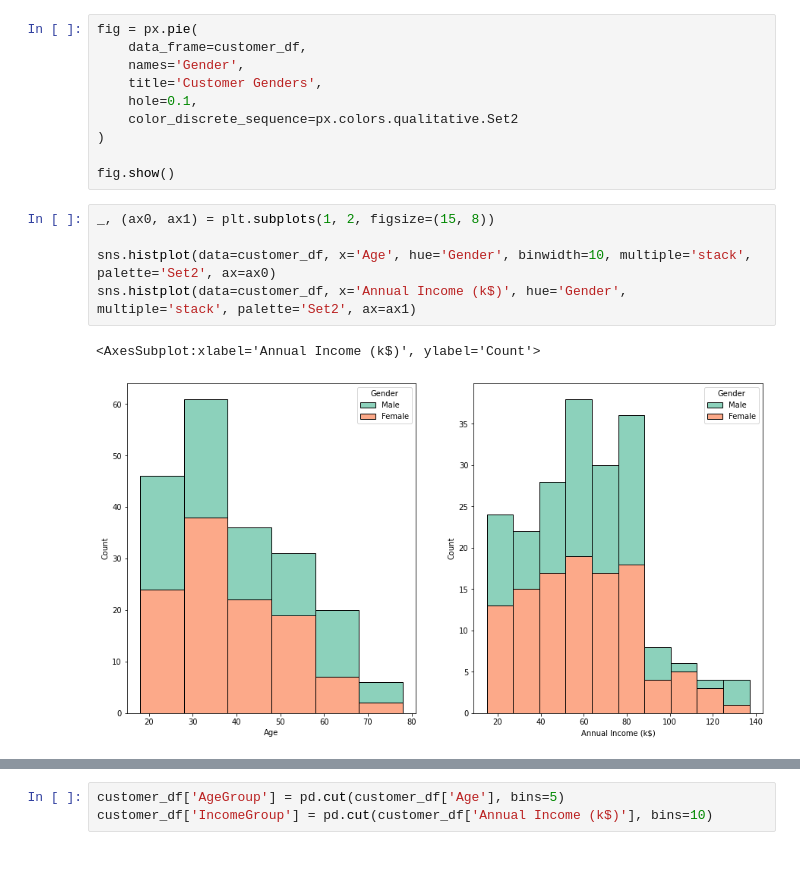
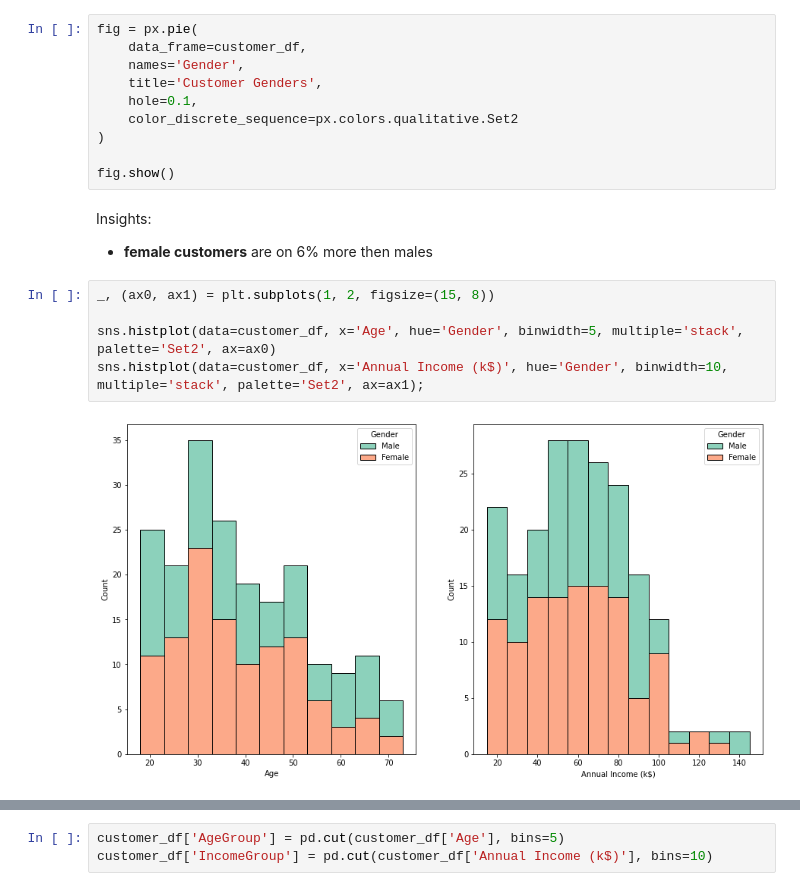
Before and after one commit to roma-glushko/kaggle-mall-customer-segmentation, a Jupyter notebook: index.ipynb, the cells around one changed output, grey strips where cells are left out. Cells and saved outputs as stored; diff of their text form; blank space fills up the shorter version.

Commit message:
Analysed customer spending patterns

```diff
--- a/index.ipynb
+++ b/index.ipynb
@@ -36,11 +38,13 @@ fig = px.pie(
 )
 
 fig.show()
+# %% [markdown]
+Insights:
+- **female customers** are on 6% more then males
 # %%
 _, (ax0, ax1) = plt.subplots(1, 2, figsize=(15, 8))
 
-sns.histplot(data=customer_df, x='Age', hue='Gender', binwidth=10, multiple='stack', palette='Set2', ax=ax0)
-sns.histplot(data=customer_df, x='Annual Income (k$)', hue='Gender', multiple='stack', palette='Set2', ax=ax1)
+sns.histplot(data=customer_df, x='Age', hue='Gender', binwidth=5, multiple='stack', palette='Set2', ax=ax0)
+sns.histplot(data=customer_df, x='Annual Income (k$)', hue='Gender', binwidth=10, multiple='stack', palette='Set2', ax=ax1);
 # %% [output]
-<AxesSubplot:xlabel='Annual Income (k$)', ylabel='Count'>
-[figure, old version]
+[figure, new version]
```
Also changed, not shown: parts of 8 cells of this notebook.
